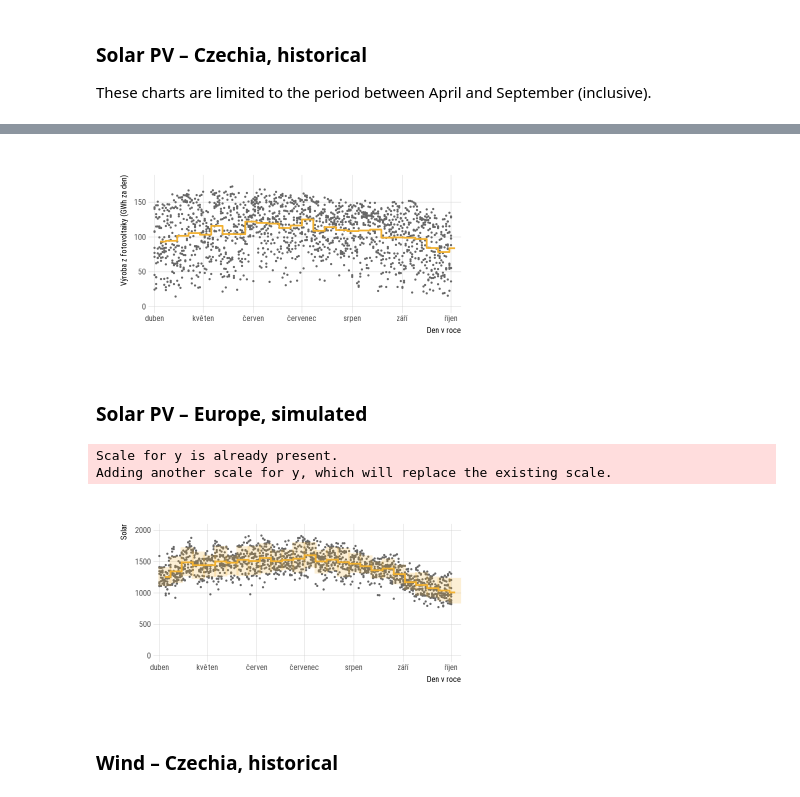
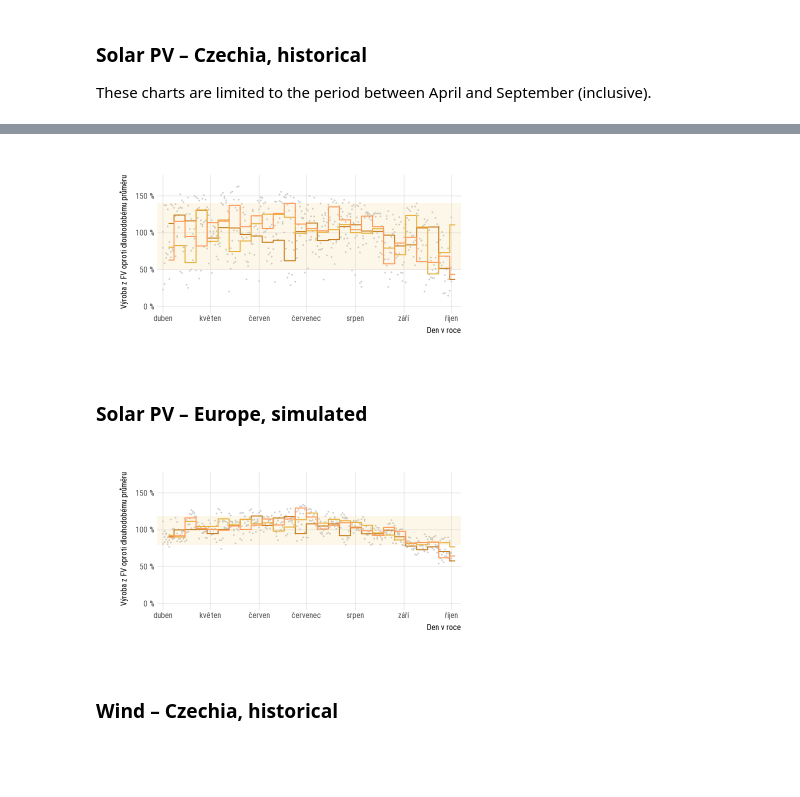
Before and after one commit to mgrabovsky/variabilita-oze, a Jupyter notebook: notebooks/charts.ipynb, the cells around one changed output, grey strips where cells are left out. Cells and saved outputs as stored; diff of their text form; code cells hidden in the pictures; blank space fills up the shorter version.

```diff
--- a/notebooks/charts.ipynb
+++ b/notebooks/charts.ipynb
@@ -406,63 +510,72 @@ df_solar_cz_daily |>
 options(repr.plot.height = 3.5, repr.plot.width = 6.5)
 
 df_solar_cz_daily |>
-  filter(between(DayOfYear, 91, 274)) |>
-  ggplot(aes(DayOfYear, Solar)) +
-  geom_point(colour = "grey40", size = .6) +
-  stat_summary_bin(
-    geom = "linerange",
-    binwidth = 7,
-    colour = colour_solar,
-    alpha = .2,
-    linewidth = 7,
-    fun.max = ~ quantile(.x, .9),
-    fun.min = ~ quantile(.x, .1)
+  filter(between(Year, 2020, 2022)) |>
+  ggplot(aes(DayOfYear, SolarRelative)) +
+  geom_point(colour = "grey80", size = .3) +
+  geom_rect(
+    aes(ymin = q10, ymax = q90),
+    data = ~ .x |>
+        summarise(
+          q10 = quantile(SolarRelative, .1),
+          q90 = quantile(SolarRelative, .9)
+        ),
+    xmin = -Inf,
+    xmax = Inf,
+    fill = colour_solar,
+    alpha = .1,
+    inherit.aes = FALSE
   ) +
   stat_summary_bin(
+    aes(group = Year, colour = factor(Year)),
     geom = "step",
     binwidth = 7,
-    colour = colour_solar,
-    linewidth = 1,
+    linewidth = .6,
     direction = "mid",
     fun = mean
   ) +
+  scale_colour_manual(guide = "none", values = c("#C97F22", "#E9B13E", "#FF9B5A")) +
   scales_solar_cz_daily()
 # %% [output]
-[figure, old version]
+[figure, new version]
 # %% [markdown]
 ### Solar PV – Europe, simulated
 # %%
 options(repr.plot.height = 3.5, repr.plot.width = 6.5)
 
 df_europe_daily_solar |>
   filter(
-    between(Year, 2011, 2011 + num_years - 1),
+    between(Year, 2017, 2019),
     between(DayOfYear, 91, 274)
   ) |>
-  ggplot(aes(DayOfYear, Solar)) +
-  geom_point(colour = "grey40", size = .6) +
-  stat_summary_bin(
-    geom = "linerange",
-    binwidth = 7,
-    colour = colour_solar,
-    alpha = .2,
-    linewidth = 7.5,
-    fun.max = ~ quantile(.x, .9),
-    fun.min = ~ quantile(.x, .1)
+  mutate(SolarRelative = Solar / mean(Solar)) |>
+  ggplot(aes(DayOfYear, SolarRelative)) +
+  geom_point(colour = "grey80", size = .3) +
+  geom_rect(
+    aes(ymin = q10, ymax = q90),
+    data = ~ .x |>
+        summarise(
+          q10 = quantile(SolarRelative, .1),
+          q90 = quantile(SolarRelative, .9)
+        ),
+    xmin = -Inf,
+    xmax = Inf,
+    fill = colour_solar,
+    alpha = .1,
+    inherit.aes = FALSE
   ) +
   stat_summary_bin(
+    aes(group = Year, colour = factor(Year)),
     geom = "step",
     binwidth = 7,
-    colour = colour_solar,
-    linewidth = 1,
+    linewidth = .6,
     direction = "mid",
     fun = mean
   ) +
-  scales_solar_cz_daily(ylim = c(0, 2000))
+  scale_colour_manual(guide = "none", values = c("#C97F22", "#E9B13E", "#FF9B5A")) +
+  scales_solar_cz_daily()
 # %% [output]
-Scale for y is already present.
-Adding another scale for y, which will replace the existing scale.
-[figure, old version]
+[figure, new version]
 # %% [markdown]
 ### Wind – Czechia, historical
 # %%
```
Also changed, not shown: parts of 17 cells of this notebook.
